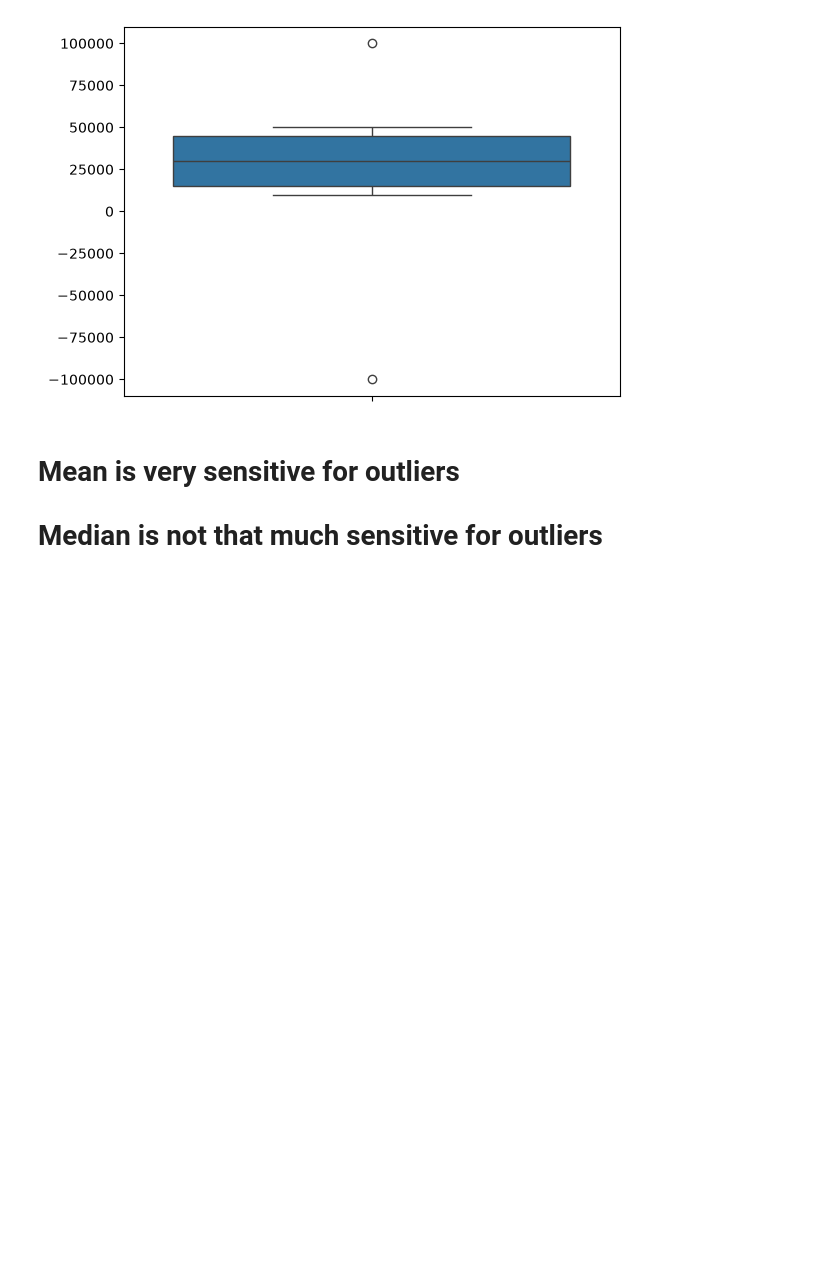
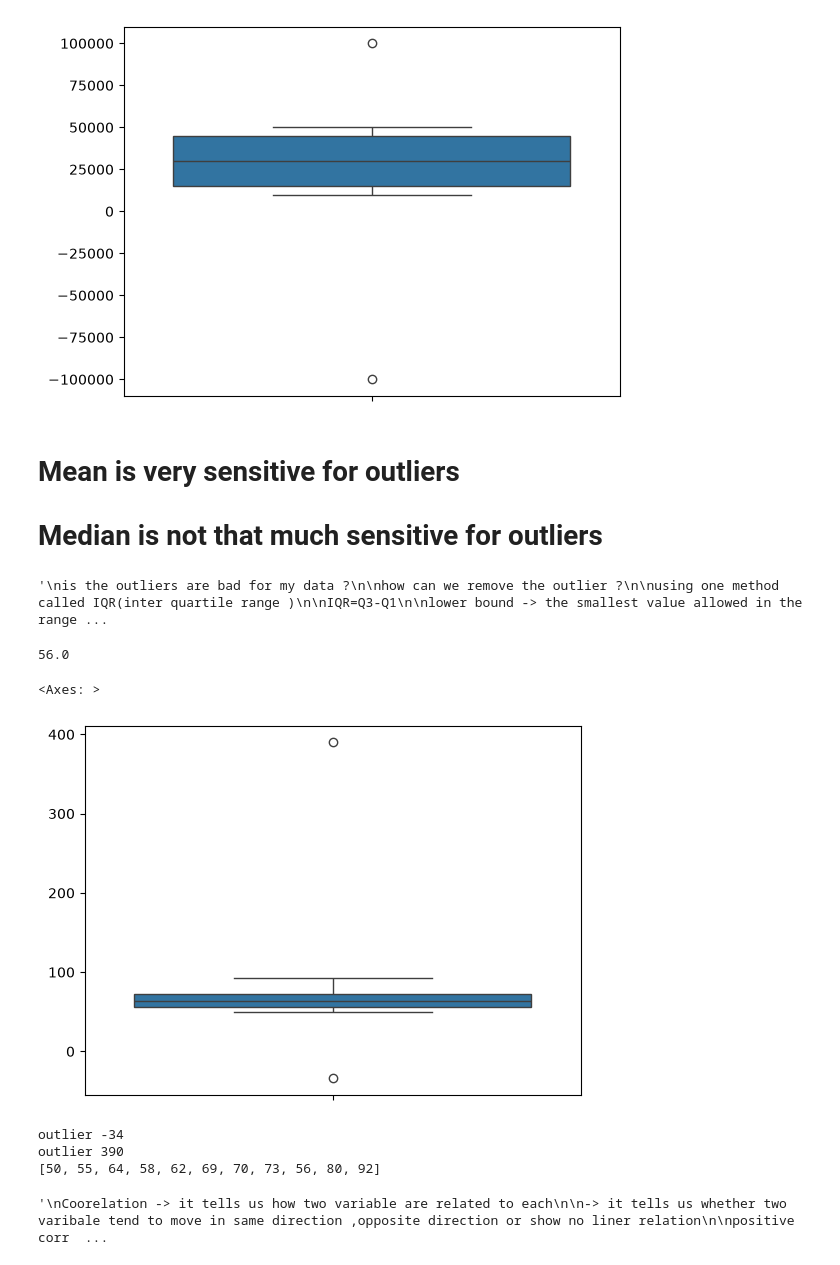
Before and after one commit to AmitKumarPrasad1846/Complete_AI_ML_challenge, a Jupyter notebook: 06_statistics/statistics_day_3.ipynb, the cells around one changed output. Saved outputs shown, nothing was run; the diff lists cells and outputs as text; code cells hidden in the pictures; blank space fills up the shorter version.

```diff
--- a/06_statistics/statistics_day_3.ipynb
+++ b/06_statistics/statistics_day_3.ipynb
@@ -84,3 +84,36 @@ sns.boxplot(salary)
 # %% [markdown]
 # Mean is very sensitive for outliers
 # Median is not that much sensitive for outliers
+# %%
+'''
+is the outliers are bad for my data ?
+
+how can we remove the outlier ?
+
+using one method called IQR(inter quartile range )
+
+IQR=Q3-Q1
+
+lower bound -> the smallest value allowed in the range -> q1-1.5*IQR
+upper bound -> the largest value allowed in the range -> q3+1.5*IQR
+
+(any value<lower_bound) and (any value>upper_bound) ----> outliers
+
+
+'''
+# %% [output]
+'\nis the outliers are bad for my data ?\n\nhow can we remove the outlier ?\n\nusing one method called IQR(inter quartile range )\n\nIQR=Q3-Q1\n\nlower bound -> the smallest value allowed in the range ...
+# %%
+data3=[-34,50,55,64,58,62,69,70,73,56,80,92,390]
+
+q1=np.percentile(data3,25)
+q3=np.percentile(data3,75)
+
+IQR=q3=q1
+print(IQR)
+
+sns.boxplot(data3)
+# %% [output]
+56.0
+<Axes: >
+[figure, added]
@@ -86,0 +123,36 @@ sns.boxplot(salary)
+# %%
+clean_data=[]
+
+for value in data3:
+  if value<lower_bound or value>upper_bound:
+    print('outlier',value)
+  else:
+    clean_data.append(value)
+
+print(clean_data)
+# %% [output]
+outlier -34
+outlier 390
+[50, 55, 64, 58, 62, 69, 70, 73, 56, 80, 92]
+# %%
+'''
+Coorelation -> it tells us how two variable are related to each
+
+-> it tells us whether two varibale tend to move in same direction ,opposite direction or show no liner relation
+
+positive corr -> that both variable moving in same directiom (study hours increases and also marks will increase)
+negative corr -> when 2 variable are moving in opposite directin (more exersice = more weight loss(fat loss))
+zero corr -> no linear relation (shoe size and marks--> where is two have no linear realtion)
+
+rage of corr --> (-1 to +1)
+
+
++1 -> perfect positive
+0.8 -> strongly positive
+0 -> np corr
+-0.5 -> moderate negative
+-1 -> perfect negative
+
+'''
+# %% [output]
+'\nCoorelation -> it tells us how two variable are related to each\n\n-> it tells us whether two varibale tend to move in same direction ,opposite direction or show no liner relation\n\npositive corr  ...
```
Also changed, not shown: parts of 5 cells of this notebook.
